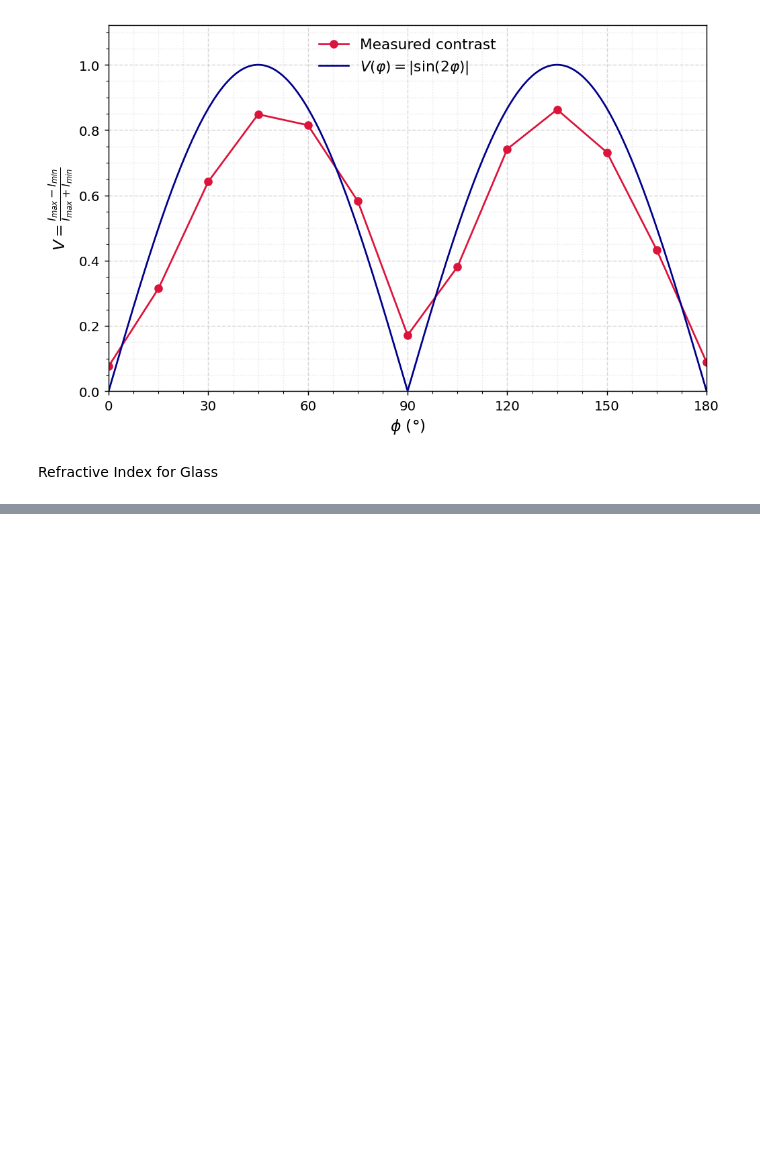
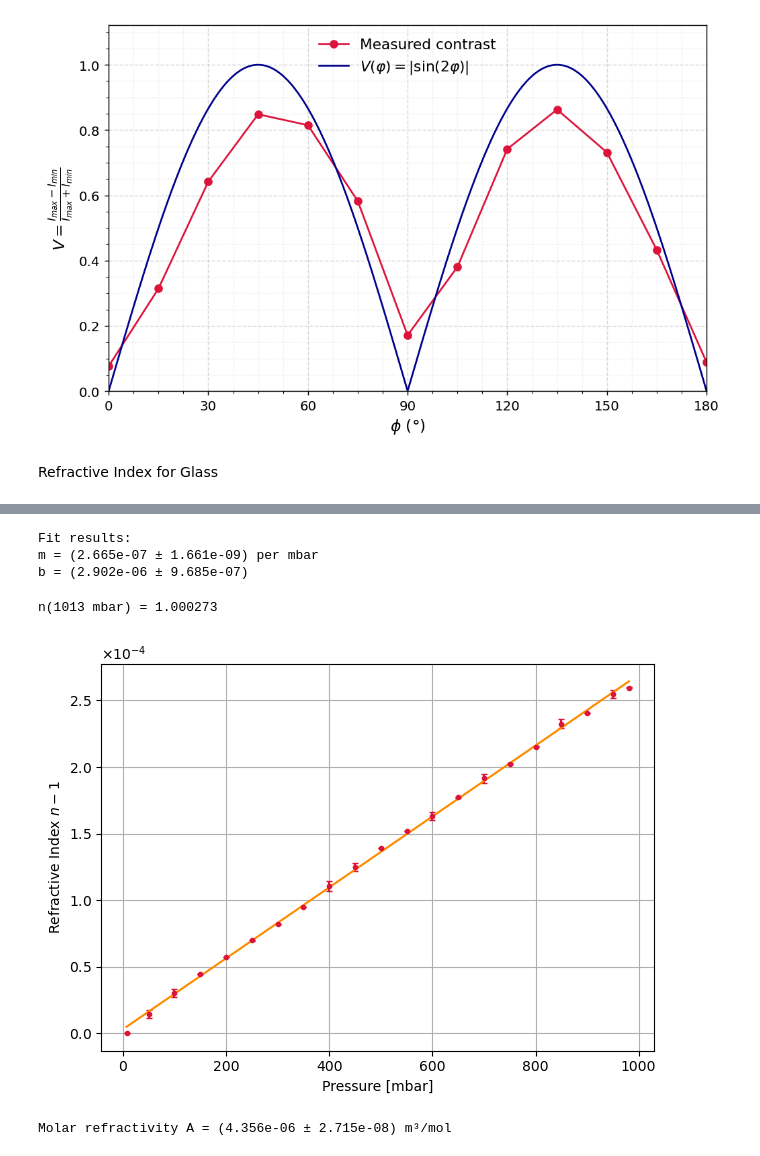
Before and after one commit to smsnfi12/Master-Praktikum, a Jupyter notebook: V64_Interferometry/python/calculations.ipynb, the cells around one changed output, grey strips where cells are left out. Saved outputs shown, nothing was run; the diff lists cells and outputs as text; code cells hidden in the pictures; blank space fills up the shorter version.

```diff
--- a/V64_Interferometry/python/calculations.ipynb
+++ b/V64_Interferometry/python/calculations.ipynb
@@ -102,0 +141,53 @@ def n()
+# %%
+# --- model function ---
+def linear_model(p, m, b):
+    return m * p + b
+
+# --- data ---
+x = gas_refrac_df['Pressure_mbar'].to_numpy()
+y = noms(n_u)
+yerr = stds(n_u)
+
+# --- fit using weighted least squares (y uncertainties) ---
+popt, pcov = curve_fit(linear_model, x, y)
+m_fit, b_fit = popt
+m_err, b_err = np.sqrt(np.diag(pcov))
+# %%
+print(f"Fit results:")
+print(f"m = ({m_fit:.3e} ± {m_err:.3e}) per mbar")
+print(f"b = ({b_fit:.3e} ± {b_err:.3e})")
+# %% [output]
+Fit results:
+m = (2.665e-07 ± 1.661e-09) per mbar
+b = (2.902e-06 ± 9.685e-07)
+# %%
+p_std = 1013
+n_std = 1 + linear_model(p_std, m_fit, b_fit)
+print(f"n(1013 mbar) = {n_std:.6f}")
+# %% [output]
+n(1013 mbar) = 1.000273
+# %%
+fig, ax = plt.subplots()
+ax.errorbar(x, y, yerr=yerr, fmt='.', capsize=2, color='crimson')
+ax.plot(x, linear_model(x, *popt), color='darkorange', label='Linear fit')
+ax.set_xlabel('Pressure [mbar]')
+ax.set_ylabel(r'Refractive Index $n-1$')
+
+formatter = ScalarFormatter(useMathText=True)
+formatter.set_powerlimits((-3, 3))
+ax.yaxis.set_major_formatter(formatter)
+ax.ticklabel_format(axis='y', style='sci', scilimits=(-3,3))
+
+ax.grid(True)
+plt.tight_layout()
+plt.show()
+# %% [output]
+[figure, added]
+# %%
+R = 8.314
+T = 294.85 # [K]
+A = (2 * R * T / 3) * m_fit/100 # convert mbar to Pa
+A_err = (2 * R * T / 3) * m_err/100
+print(f"Molar refractivity A = ({A:.3e} ± {A_err:.3e}) m³/mol")
+# %% [output]
+Molar refractivity A = (4.356e-06 ± 2.715e-08) m³/mol
```
Also changed, not shown: parts of 10 cells of this notebook, 1 other file.
